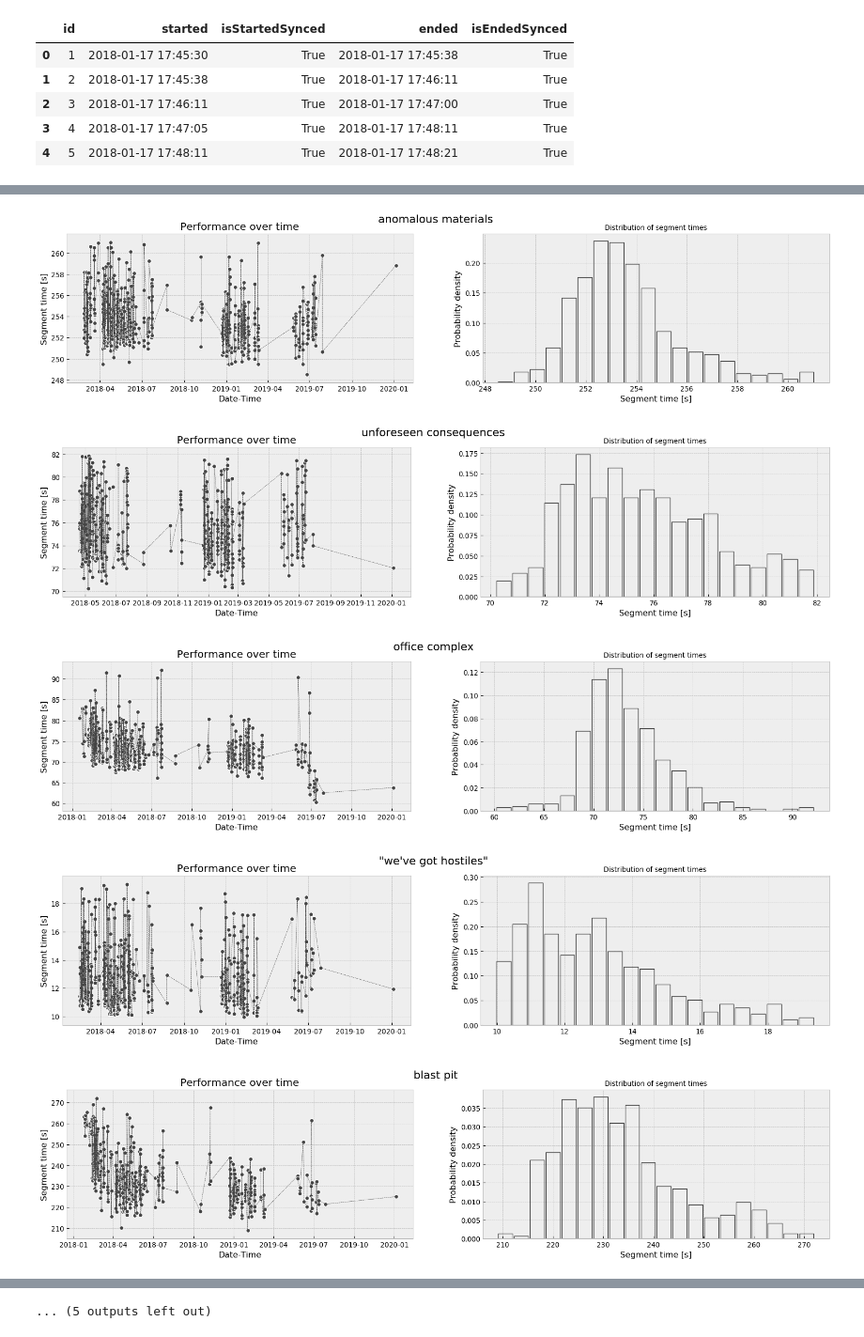
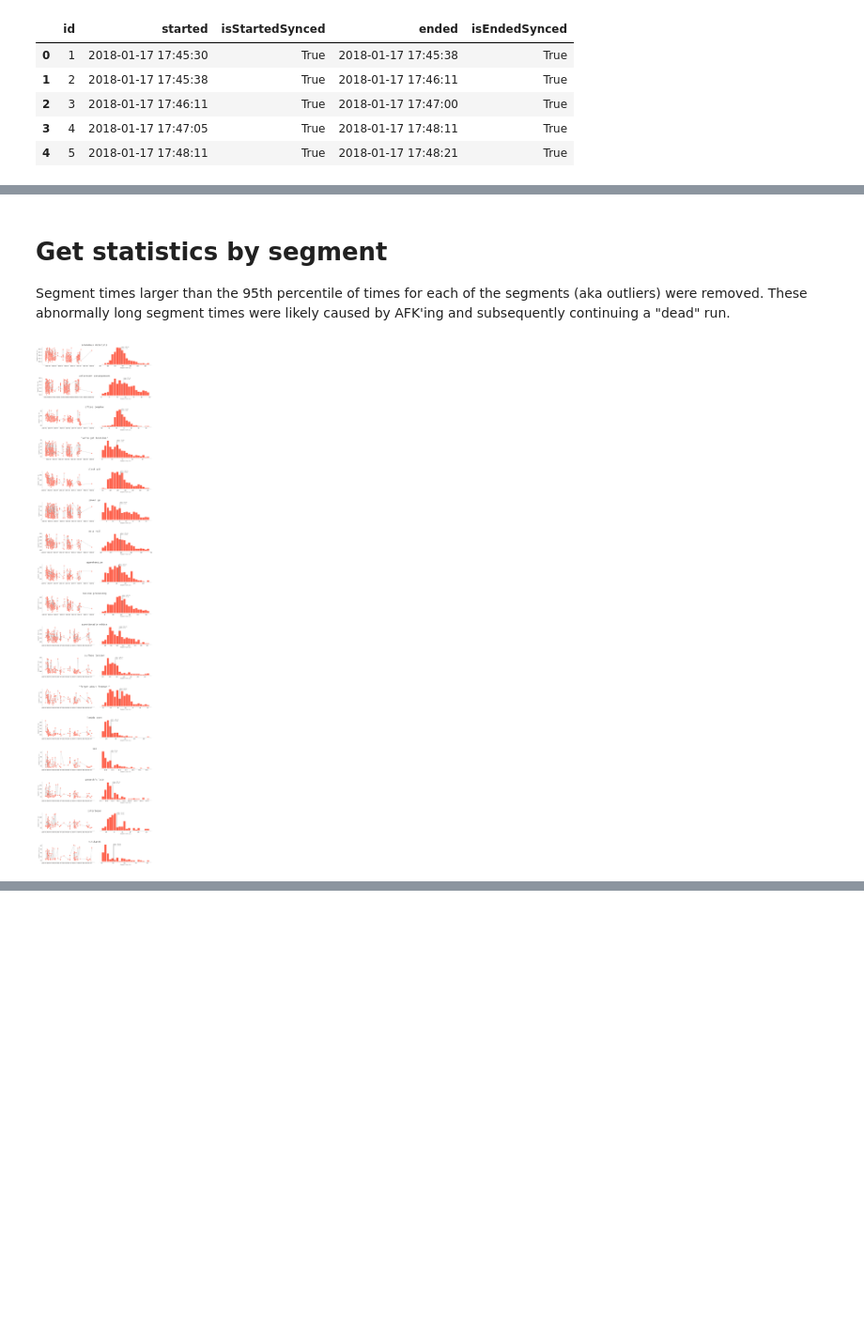
Before and after one commit to catalinaboy/hlspeedrun, a Jupyter notebook: analysis/analysis.ipynb, the cells around one changed output, grey strips where cells are left out. Shown at 94% size. Saved outputs shown, nothing was run; the diff lists cells and outputs as text; code cells hidden in the pictures; blank space fills up the shorter version.

```diff
--- a/analysis/analysis.ipynb
+++ b/analysis/analysis.ipynb
@@ -2,6 +2,7 @@
 import pathlib
 import xml.etree.ElementTree as ET
 
+import matplotlib.patheffects
 import matplotlib.pyplot as plt
 import numpy as np
 import pandas as pd
@@ -9,6 +10,18 @@ import pandas as pd
 
 pd.plotting.register_matplotlib_converters()
 data_path = pathlib.Path("..\\data")
+
+plot_style = {
+    "font.size": 8,
+    "font.style": "normal",
+    "font.weight": "normal",
+    "font.family": "monospace",
+    "text.color": "#454545",
+    "axes.edgecolor": "#454545",
+    "axes.labelcolor": "#454545",
+    "axes.linewidth": .4,
+    "axes.grid": False,
+}
 # %% [markdown]
 # Read data
 # %%
@@ -89,34 +100,53 @@ segments.head()
+# %% [markdown]
+# Get statistics by segment
+Segment times larger than the 95th percentile of times for each of the segments (aka outliers) were removed. These abnormally long segment times were likely caused by AFK'ing and subsequently continuing a "dead" run.
 # %%
-for segment, df in segments.groupby("Name", sort=True):
-    df_sorted = df.copy(deep=True).sort_values("started")
-    df_sorted = df_sorted.loc[df_sorted.loc[:, "GameTime"] <= np.quantile(df_sorted.loc[:, "GameTime"], 0.95)]
-    with plt.style.context("bmh"):
-        fig, (ax1, ax2) = plt.subplots(nrows=1, ncols=2, figsize=(20, 4), dpi=96)
+with plt.rc_context(rc=plot_style):
+    nrows = len(segments.loc[:, "Name"].unique())
+    fig, axes = plt.subplots(
+        nrows=nrows, ncols=2, figsize=(14, 4*nrows), dpi=96,
+        gridspec_kw=dict(wspace=0.1, hspace=0.75)
+    )
+    for i, (segment, df) in enumerate(segments.groupby("Name", sort=True)):
+        ax1, ax2 = axes[i]
+        for ax in [ax1, ax2]:
+            ax.spines["right"].set_visible(False)
+            ax.spines["top"].set_visible(False)
+            ax.spines["bottom"].set_position(("outward", 5))
+            ax.tick_params(axis="x", which="both", length=0)
+        ax1.spines["left"].set_position(("outward", 5))
+        ax1.tick_params(axis="y", which="both", length=0)
+        ax2.spines["left"].set_visible(False)
+        ax2.tick_params(axis="y", which="both", labelleft=False, length=0)
 
+        df_sorted = df.copy(deep=True).sort_values("started")
+        df_sorted = df_sorted.loc[df_sorted.loc[:, "GameTime"] <= np.quantile(df_sorted.loc[:, "GameTime"], 0.95)]
         ax1.plot(
             df_sorted.loc[:, "started"], df_sorted.loc[:, "GameTime"].astype(np.timedelta64).astype(float) / 1e9,
-            color="#454545", ls="--", lw=.5, zorder=10
+            color="#454545", ls="--", lw=.5, zorder=5
         )
         ax1.scatter(
             df_sorted.loc[:, "started"], df_sorted.loc[:, "GameTime"].astype(np.timedelta64).astype(float) / 1e9,
-            marker="o", facecolor="#454545", edgecolor="w", lw=1, zorder=10
+            marker="o", facecolor="#FE634E", edgecolor="w", lw=0.5, zorder=10
         )
-        ax1.set_title("Performance over time", fontsize=15)
-        ax1.set_xlabel("Date-Time")
         ax1.set_ylabel("Segment time [s]")
 
         ax2.hist(
             df_sorted.loc[:, "GameTime"].astype(np.timedelta64).astype(float) / 1e9,
-            bins=20, density=True, rwidth=0.9, facecolor="None", edgecolor="#454545", lw=1, ls="-", zorder=10
+            bins=20, density=True, rwidth=0.9, facecolor="#FE634E", edgecolor="None", lw=0, zorder=10
         )
-        ax2.set_title("Distribution of segment times", fontsize=10)
+        mean = np.mean(df_sorted.loc[:, "GameTime"].astype(np.timedelta64).astype(float) / 1e9)
+        std = np.std(df_sorted.loc[:, "GameTime"].astype(np.timedelta64).astype(float) / 1e9)
+        ax2.axvline(mean, lw=1, ls="-", color="#454545", zorder=15)
+        ax2.text(
+            x=mean+np.diff(ax2.get_xlim())[0] * 0.01,
+            y=ax2.get_ylim()[1] * 0.9,
+            s=f"Avg: {mean:.1f}s\nStd: {std:.1f}s", zorder=20, fontsize=8, fontfamily="monospace",
+            path_effects=[matplotlib.patheffects.withStroke(linewidth=3, foreground="w")]
+        )
         ax2.set_xlabel("Segment time [s]")
-        ax2.set_ylabel("Probability density")
 
-        fig.suptitle(f"{segment}", fontsize=16)
+        title = ax1.set_title(f"{segment}", ha="center", va="center", fontsize=16)
+        title.set_position((1, 1.05))
 # %% [output]
-[figure, old version]
+[figure, new version]
-[figure, removed]
-[figure, removed]
-[figure, removed]
-[figure, removed]
@@ -130 +152,0 @@ for segment, df in segments.groupby("Name", sort=True):
-... (5 outputs left out)
```
Also changed, not shown: parts of 7 cells of this notebook.
